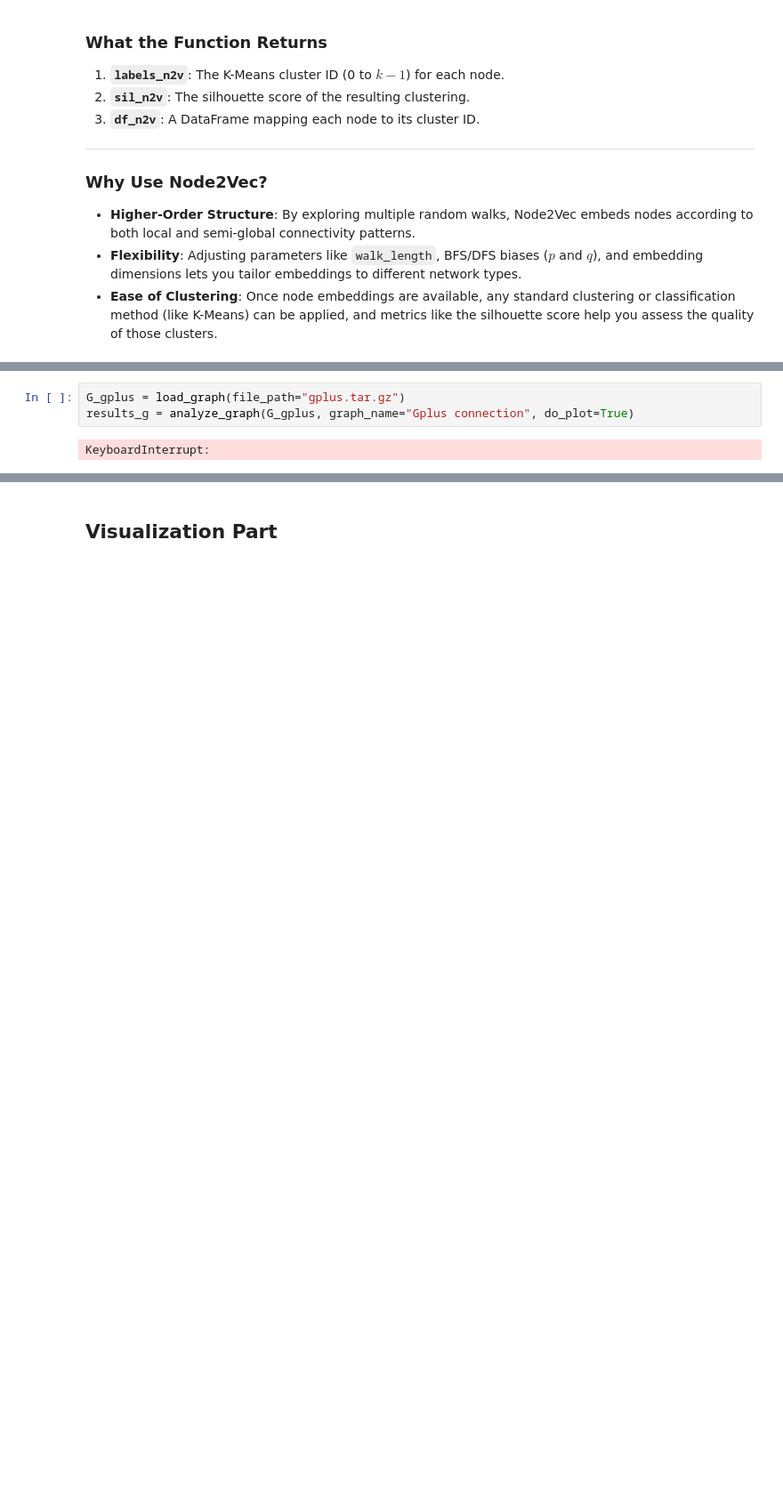
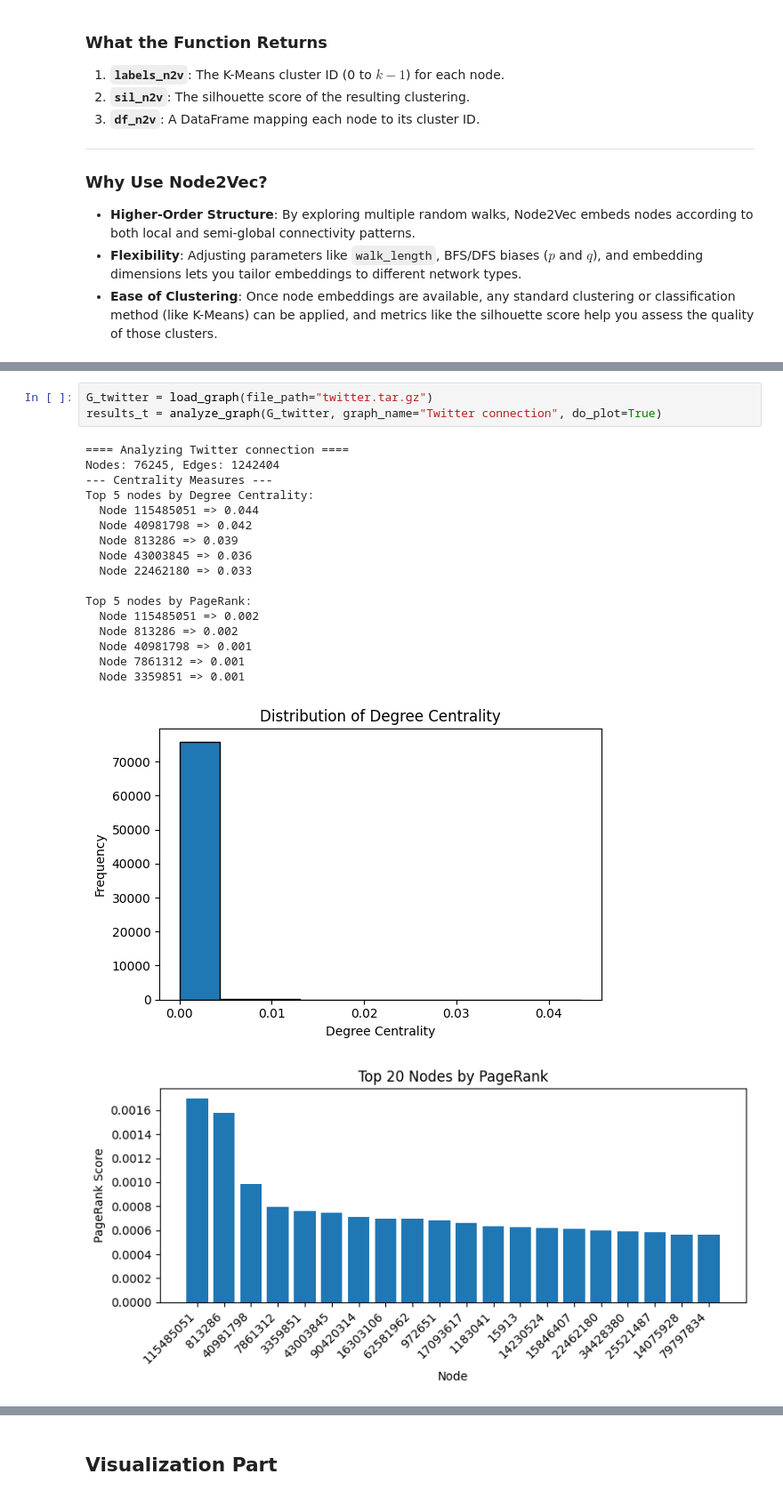
Before and after one commit to mateusgoto01/graph_facebook_analysis, a Jupyter notebook: FERNDADES_GOTO_REGAZZI_graphe.ipynb, the cells around one changed output, grey strips where cells are left out. Shown at 89% size. Drawn from its saved outputs; the diff is of its cells as text; blank space fills up the shorter version.

```diff
--- a/FERNDADES_GOTO_REGAZZI_graphe.ipynb
+++ b/FERNDADES_GOTO_REGAZZI_graphe.ipynb
@@ -759,5 +803,22 @@ Spectral silhouette (k=3) = 0.9991
 # %%
-G_gplus = load_graph(file_path="gplus.tar.gz")
-results_g = analyze_graph(G_gplus, graph_name="Gplus connection", do_plot=True)
+G_twitter = load_graph(file_path="twitter.tar.gz")
+results_t = analyze_graph(G_twitter, graph_name="Twitter connection", do_plot=True)
 # %% [output]
-KeyboardInterrupt:
+==== Analyzing Twitter connection ====
+Nodes: 76245, Edges: 1242404
+--- Centrality Measures ---
+Top 5 nodes by Degree Centrality:
+  Node 115485051 => 0.044
+  Node 40981798 => 0.042
+  Node 813286 => 0.039
+  Node 43003845 => 0.036
+  Node 22462180 => 0.033
+
+Top 5 nodes by PageRank:
+  Node 115485051 => 0.002
+  Node 813286 => 0.002
+  Node 40981798 => 0.001
+  Node 7861312 => 0.001
+  Node 3359851 => 0.001
+[figure, added]
+[figure, added]
```
Also changed, not shown: parts of 10 cells of this notebook.
